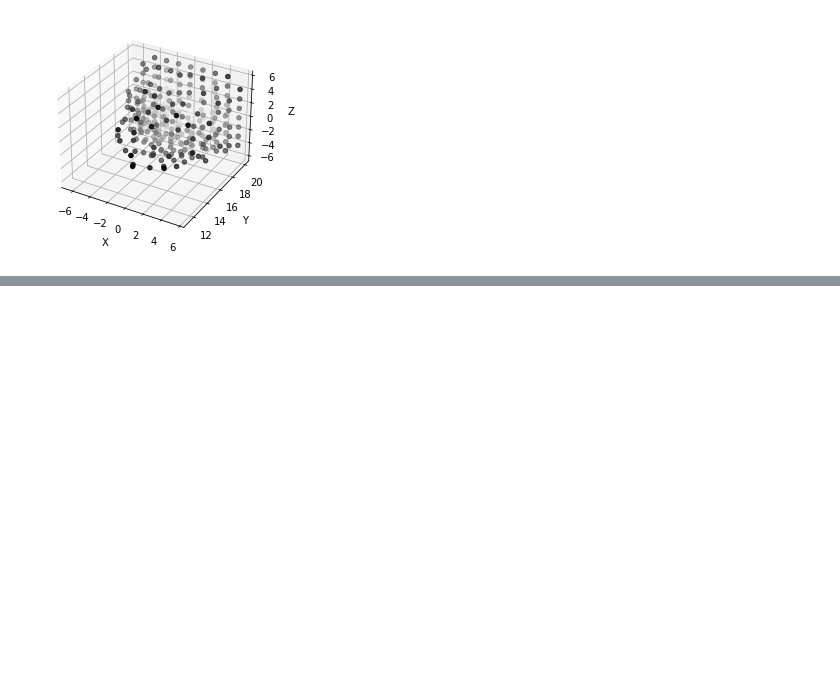
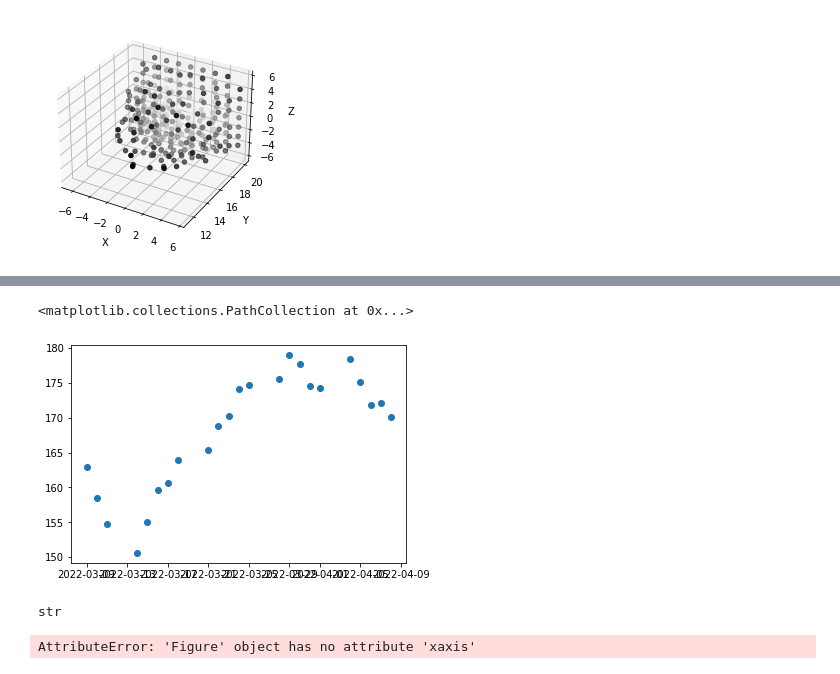
Before and after one commit to slamatik/selenium_plays, a Jupyter notebook: Untitled.ipynb, the cells around one changed output, grey strips where cells are left out. Saved outputs shown, nothing was run; the diff lists cells and outputs as text; code cells hidden in the pictures; blank space fills up the shorter version.

```diff
--- a/Untitled.ipynb
+++ b/Untitled.ipynb
@@ -495,0 +502,5 @@ Text(0.5, 0, 'Z')
+# %%
+df_1min = yf.Ticker('AAPL').history(period='5d', interval='1m')
+df_2min = yf.Ticker('AAPL').history(period='1mo', interval='2m')
+df_5min = yf.Ticker('AAPL').history(period='1mo', interval='5m')
+df_1day = yf.Ticker('AAPL').history(period='1mo', interval='1d')
@@ -495,0 +566,6 @@ Text(0.5, 0, 'Z')
+# %%
+fig, ax = plt.subplots()
+ax.scatter(df_1day.index, df_1day.Close)
+# %% [output]
+<matplotlib.collections.PathCollection at 0x...>
+[figure, added]
@@ -495,0 +576,8 @@ Text(0.5, 0, 'Z')
+# %%
+type(data2[0])
+# %% [output]
+str
+# %%
+fig_1day.xaxis()
+# %% [output]
+AttributeError: 'Figure' object has no attribute 'xaxis'
```
Also changed, not shown: parts of 9 cells of this notebook, 2 other files.
